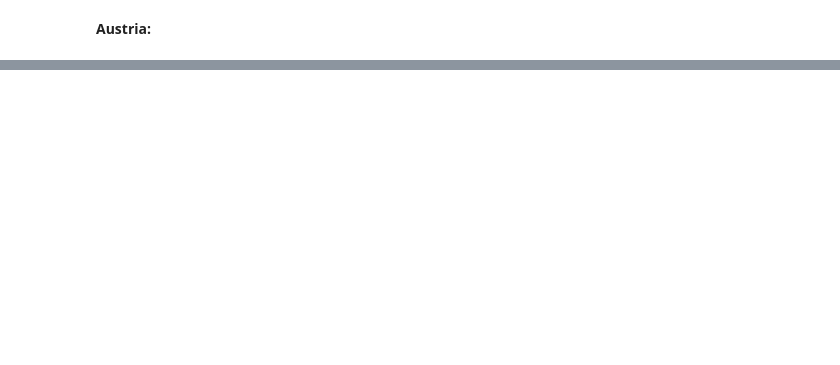
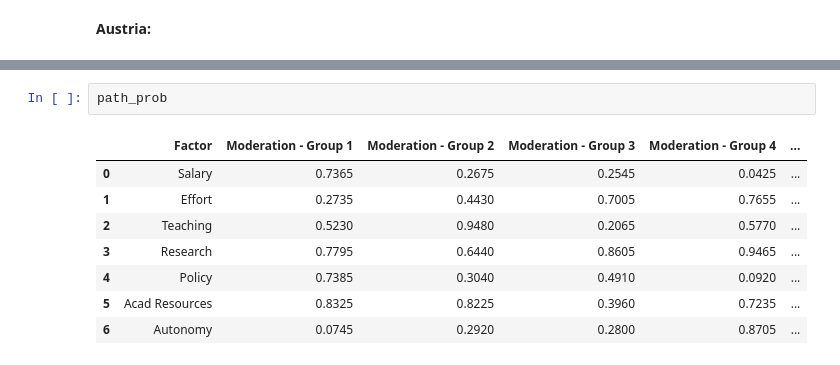
Before and after one commit to AndreiAf02/Job_Satisfaction_Burnout, a Jupyter notebook: Job_Satisfaction_Analysis.ipynb, the cells around one changed output, grey strips where cells are left out. Saved outputs shown, nothing was run; the diff lists cells and outputs as text; blank space fills up the shorter version.

```diff
--- a/Job_Satisfaction_Analysis.ipynb
+++ b/Job_Satisfaction_Analysis.ipynb
@@ -914,3 +948,14 @@ Austrian Bayesian CrI (Single Group):
 | Policy | [-0.01310, 0.02867] | [-0.04582, 0.02395] | [-0.03472, 0.03318] | [-0.03427, 0.00412] | ... |
 | Acad Resources | [-0.01085, 0.04131] | [-0.02204, 0.06932] | [-0.06019, 0.04316] | [-0.01680, 0.03459] | ... |
 | Autonomy | [-0.04398, 0.00357] | [-0.04517, 0.02587] | [-0.05518, 0.02961] | [-0.00660, 0.03526] | ... |
+# %%
+path_prob
+# %% [output]
+|  | Factor | Moderation - Group 1 | Moderation - Group 2 | Moderation - Group 3 | Moderation - Group 4 | ... |
+| 0 | Salary | 0.7365 | 0.2675 | 0.2545 | 0.0425 | ... |
+| 1 | Effort | 0.2735 | 0.4430 | 0.7005 | 0.7655 | ... |
+| 2 | Teaching | 0.5230 | 0.9480 | 0.2065 | 0.5770 | ... |
+| 3 | Research | 0.7795 | 0.6440 | 0.8605 | 0.9465 | ... |
+| 4 | Policy | 0.7385 | 0.3040 | 0.4910 | 0.0920 | ... |
+| 5 | Acad Resources | 0.8325 | 0.8225 | 0.3960 | 0.7235 | ... |
+| 6 | Autonomy | 0.0745 | 0.2920 | 0.2800 | 0.8705 | ... |
```
Also changed, not shown: parts of 20 cells of this notebook.
